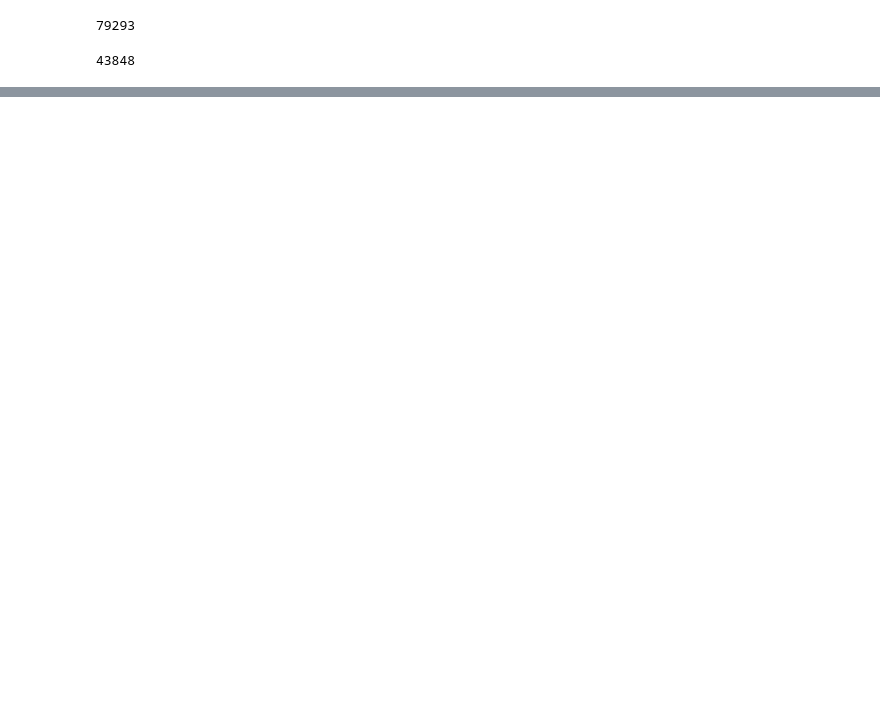
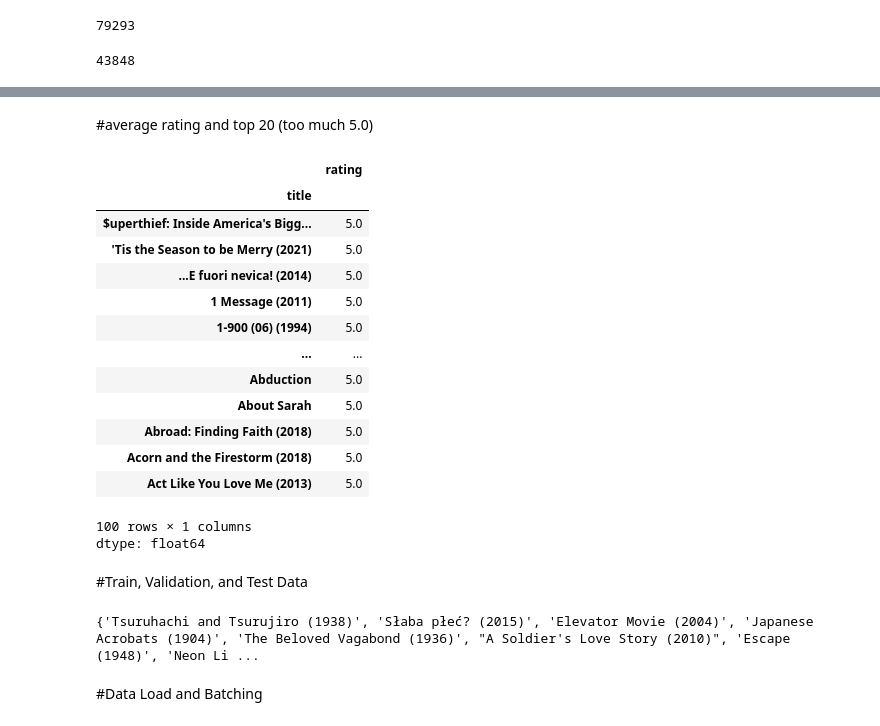
Before and after one commit to Kathy42xu/DL_TA, a Jupyter notebook: TryMovies.ipynb, the cells around one changed output, grey strips where cells are left out. Saved outputs shown, nothing was run; the diff lists cells and outputs as text; code cells hidden in the pictures; blank space fills up the shorter version.

```diff
--- a/TryMovies.ipynb
+++ b/TryMovies.ipynb
@@ -201,0 +296,23 @@ print(total_item_id)
+# %% [markdown]
+#average rating and top 20 (too much 5.0)
+# %%
+average_ratings = all_ratings.groupby(["title"])["rating"].mean()
+average_ratings.nlargest(100)
+# %% [output]
+|  | rating |
+| title |  |
+| $uperthief: Inside America's Bigg... | 5.0 |
+| 'Tis the Season to be Merry (2021) | 5.0 |
+| ...E fuori nevica! (2014) | 5.0 |
+| 1 Message (2011) | 5.0 |
+| 1-900 (06) (1994) | 5.0 |
+| ... | ... |
+| Abduction | 5.0 |
+| About Sarah | 5.0 |
+| Abroad: Finding Faith (2018) | 5.0 |
+| Acorn and the Firestorm (2018) | 5.0 |
+| Act Like You Love Me (2013) | 5.0 |
+100 rows × 1 columns
+dtype: float64
+# %% [markdown]
+#Train, Validation, and Test Data
@@ -201,0 +333,9 @@ print(total_item_id)
+# %%
+movies_not_train = list(set(all_ratings['movieId']) -set(item_id_train))
+movies_not_train_name = set(all_ratings[all_ratings['movieId'].isin(movies_not_train)]['title'])
+
+print(movies_not_train_name)
+# %% [output]
+{'Tsuruhachi and Tsurujiro (1938)', 'Słaba płeć? (2015)', 'Elevator Movie (2004)', 'Japanese Acrobats (1904)', 'The Beloved Vagabond (1936)', "A Soldier's Love Story (2010)", 'Escape (1948)', 'Neon Li ...
+# %% [markdown]
+#Data Load and Batching
```
Also changed, not shown: parts of 17 cells of this notebook.
